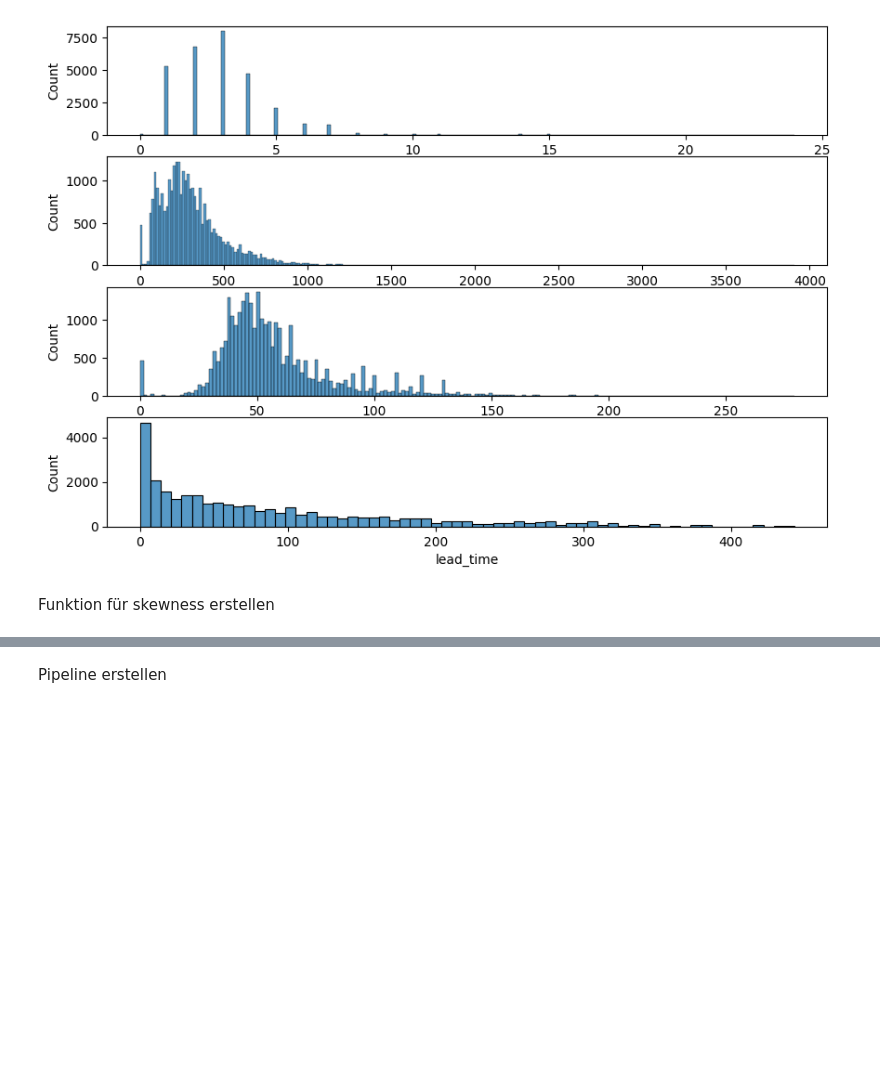
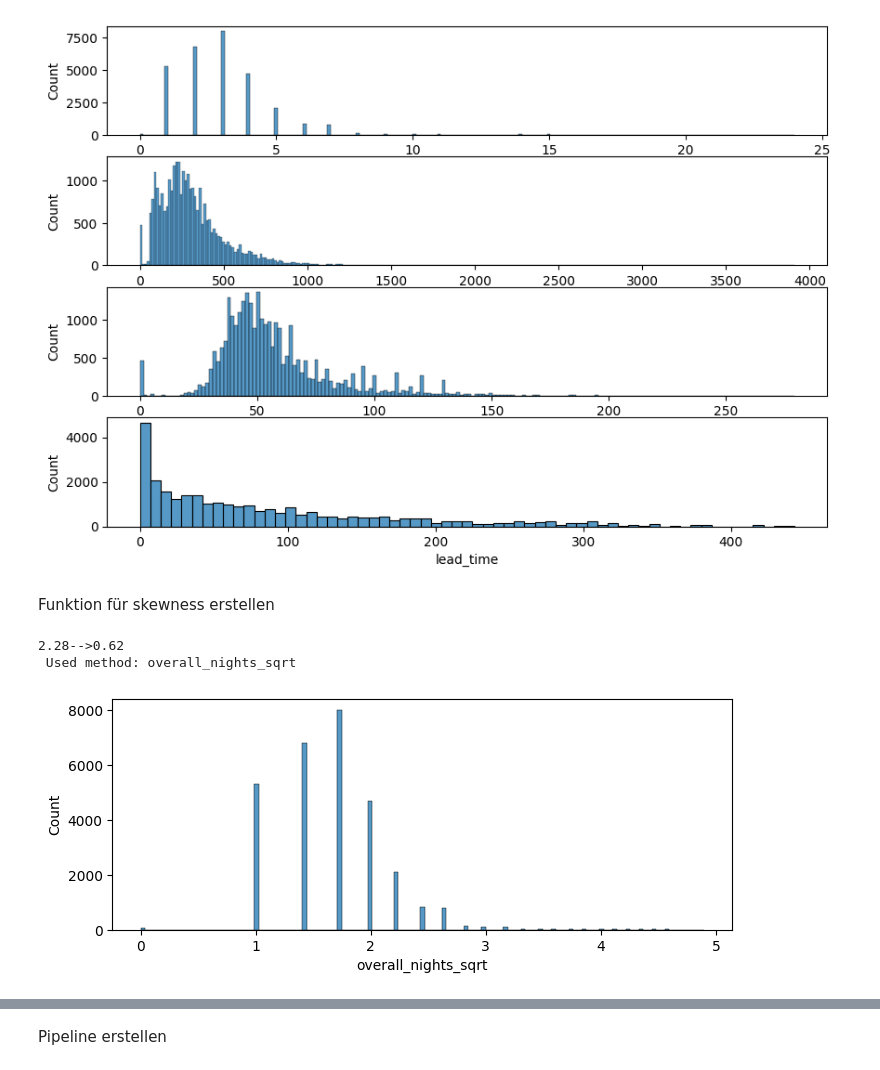
Before and after one commit to Jannis997/Hotel_Reservations, a Jupyter notebook: test.ipynb, the cells around one changed output, grey strips where cells are left out. Cells and saved outputs as stored; diff of their text form; code cells hidden in the pictures; blank space fills up the shorter version.

```diff
--- a/test.ipynb
+++ b/test.ipynb
@@ -411,5 +406,11 @@ def reduce_skewness(df, skewed_feature):
     sns.histplot(df_skewness.iloc[:,skew_new])
     return df_skewness.iloc[:,skew_new]
+# %%
+df_EDA["overall_nights"] = reduce_skewness(df_EDA,"overall_nights")
+# %% [output]
+2.28-->0.62
+ Used method: overall_nights_sqrt
+[figure, added]
 # %%
 df_EDA["overall_price"] = reduce_skewness(df_EDA,"overall_price")
 # %% [output]
```
Also changed, not shown: parts of 25 cells of this notebook.
